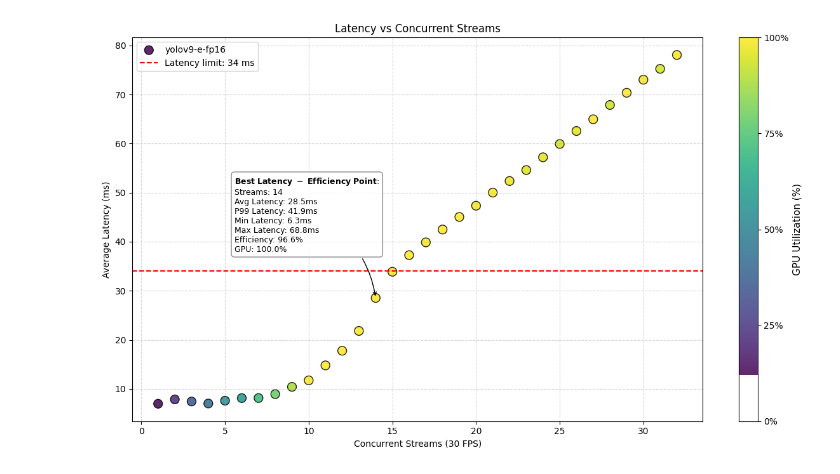
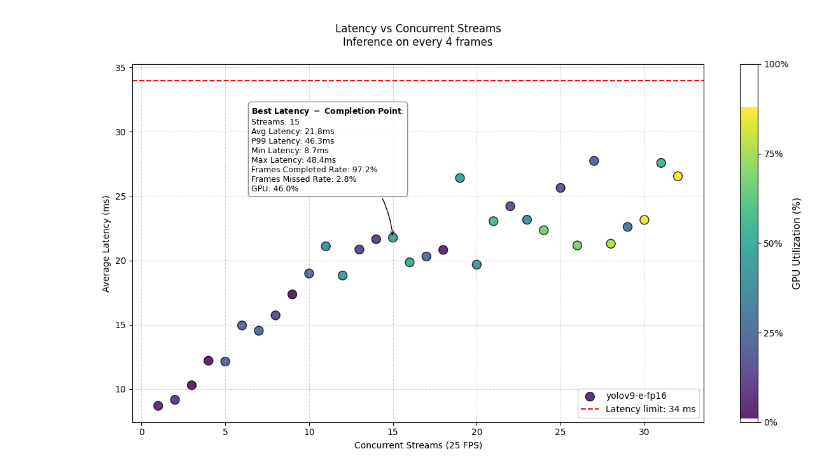
Before and after one commit to yveskrei/real-time-object-detection, a Jupyter notebook: scripts/display_model_video_streams.ipynb, the cells around one changed output. Cells and saved outputs as stored; diff of their text form; code cells hidden in the pictures.

Commit message:
added new metrics for video streams testing

```diff
--- a/scripts/display_model_video_streams.ipynb
+++ b/scripts/display_model_video_streams.ipynb
@@ -6,7 +6,7 @@ import os
 import matplotlib.colors as mcolors
 # %%
 def plot_video_stream_latency(files, efficiency_threshold=90, latency_threshold_ms=50):
-    for file_name, file_path in files.items():
+    for file_path in files:
         plt.figure(figsize=(12, 7))  # <-- now inside the loop (new plot per file)
 
         with open(file_path, "r") as f:
@@ -15,17 +15,19 @@ def plot_video_stream_latency(files, efficiency_threshold=90, latency_threshold_
         x_streams = []
         y_latency = []
         gpu_utils = []
-        efficiencies = []
+        frame_completion = []
+        frame_miss = []
         p99s = []
         mins = []
         maxs = []
 
-        for key in sorted(results.keys(), key=lambda k: int(k.split("_")[1])):
-            stats = results[key]['overall_stats']
-            x_streams.append(results[key]['num_streams'])
+        for stream in sorted(results['streams_stats'], key=lambda x: x['num_streams']):
+            stats = stream['overall_stats']
+            x_streams.append(stream['num_streams'])
             y_latency.append(stats['avg_latency_ms'])
             gpu_utils.append(stats['gpu_util_percent'])
-            efficiencies.append(stats['fps_efficiency'])
+            frame_completion.append(stats['frame_completion_rate'])
+            frame_miss.append(stats['missed_frame_rate'])
             p99s.append(stats['p99_latency_ms'])
             mins.append(stats['min_latency_ms'])
             maxs.append(stats['max_latency_ms'])
@@ -39,15 +41,15 @@ def plot_video_stream_latency(files, efficiency_threshold=90, latency_threshold_
             s=100,
             marker='o',
             edgecolor='k',
-            label=file_name,
+            label=results['model_name'],
             alpha=0.85
         )
 
         best_idx = None
         max_streams = -1
 
-        for i, (streams, latency, eff) in enumerate(zip(x_streams, y_latency, efficiencies)):
-            if latency <= latency_threshold_ms and eff >= efficiency_threshold and streams > max_streams:
+        for i, (streams, latency, frame_comp) in enumerate(zip(x_streams, y_latency, frame_completion)):
+            if latency <= latency_threshold_ms and frame_comp >= efficiency_threshold and streams > max_streams:
                 best_idx = i
                 max_streams = streams
 
@@ -61,13 +63,14 @@ def plot_video_stream_latency(files, efficiency_threshold=90, latency_threshold_
             x = x_streams[best_idx]
             y = y_latency[best_idx]
             label_text = (
-                r"$\bf{Best\ Latency\ -\ Efficiency\ Point}$:"
+                r"$\bf{Best\ Latency\ -\ Completion\ Point}$:"
                 f"\nStreams: {x}\n"
                 f"Avg Latency: {y_latency[best_idx]:.1f}ms\n"
                 f"P99 Latency: {p99s[best_idx]:.1f}ms\n"
                 f"Min Latency: {mins[best_idx]:.1f}ms\n"
                 f"Max Latency: {maxs[best_idx]:.1f}ms\n"
-                f"Efficiency: {efficiencies[best_idx]:.1f}%\n"
+                f"Frames Completed Rate: {frame_completion[best_idx]:.1f}%\n"
+                f"Frames Missed Rate: {frame_miss[best_idx]:.1f}%\n"
                 f"GPU: {gpu_utils[best_idx]:.1f}%"
             )
             plt.annotate(
@@ -75,37 +78,37 @@ def plot_video_stream_latency(files, efficiency_threshold=90, latency_threshold_
                 (x, y),
                 textcoords="offset points",
                 xytext=(-160, 50),
                 ha='left',
                 va='bottom',
                 fontsize=9,
                 bbox=dict(boxstyle="round,pad=0.4", fc="white", ec="gray", alpha=0.9),
                 arrowprops=dict(arrowstyle="->", connectionstyle="arc3,rad=-0.3")
             )
 
         plt.axhline(latency_threshold_ms, color='red', linestyle='--', label=f'Latency limit: {latency_threshold_ms} ms')
 
-        plt.xlabel("Concurrent Streams (30 FPS)")
+        plt.xlabel(f"Concurrent Streams ({results['fps_per_stream']} FPS)")
         plt.ylabel("Average Latency (ms)")
-        plt.title(f"Latency vs Concurrent Streams", fontsize=12)
+        plt.title(f"Latency vs Concurrent Streams\nInference on every {results['infer_every_n_frames']} frames\n", fontsize=12)
 
         cbar = plt.colorbar(scatter)
         cbar.set_label("GPU Utilization (%)", fontsize=11)
         cbar.ax.yaxis.set_tick_params(labelsize=10)
         cbar.set_ticks([0, 0.25, 0.5, 0.75, 1.0])
         cbar.set_ticklabels(['0%', '25%', '50%', '75%', '100%'])
 
         plt.legend()
         plt.grid(True, linestyle='--', alpha=0.5)
         plt.tight_layout()
         plt.show()
 
-files = {
-    "yolov9-e-fp16": "../research/streams/yolov9-e-fp16_video_stream_30fps.json",
-}
+files = [
+    "/home/yves/Desktop/real-time-object-detection/yolov9-e-fp16_video_stream_results.json",
+]
 plot_video_stream_latency(
     files,
-    efficiency_threshold=95,
+    efficiency_threshold=97,
     latency_threshold_ms=34
 )
 # %% [output]
-[figure, old version]
+[figure, new version]
```
Also changed, not shown: 5 other files.
